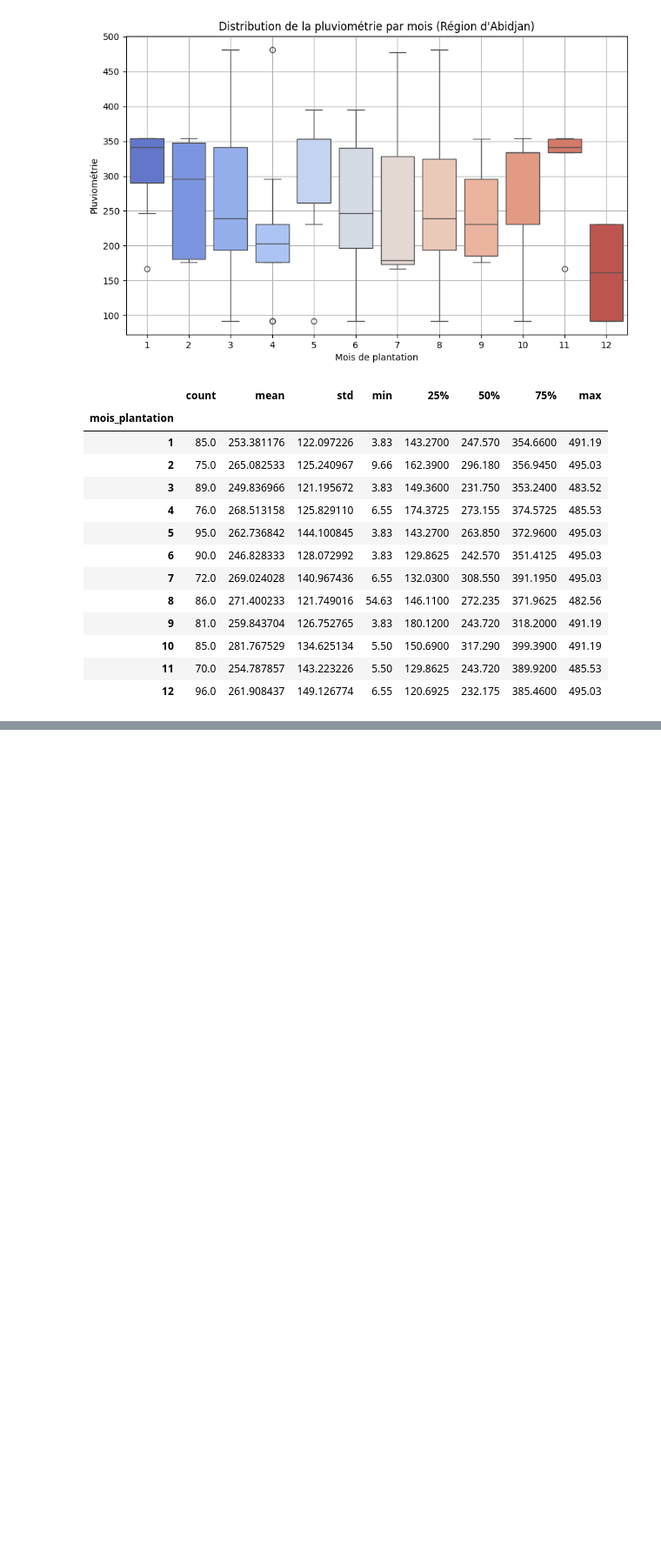
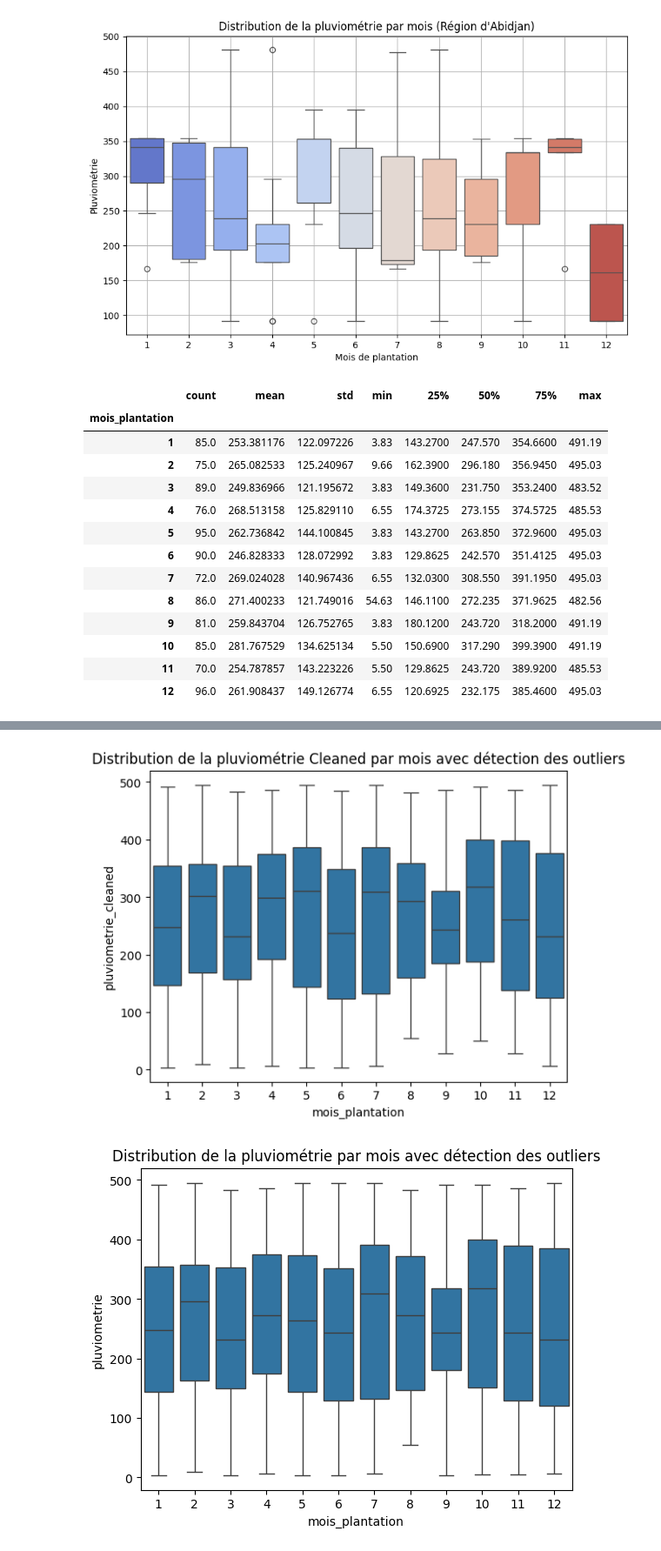
Before and after one commit to Flinguee75/ML-Yield-Prediction-Model, a Jupyter notebook: datasets/data_workflow.ipynb, the cells around one changed output, grey strips where cells are left out. Shown at 87% size. Cells and saved outputs as stored; diff of their text form; code cells hidden in the pictures; blank space fills up the shorter version.

Commit message:
J'ai repris a zero car trop embrouillé. Je vais me focus sur la visualisaition afin de mieux m'organiser

```diff
--- a/datasets/data_workflow.ipynb
+++ b/datasets/data_workflow.ipynb
@@ -136,0 +155,22 @@ dataset.groupby('mois_plantation')['pluviometrie'].describe()
+# %%
+def replace_outliers_with_median(group):
+    Q1 = group.quantile(0.25)
+    Q3 = group.quantile(0.75)
+    IQR = Q3 - Q1
+    lower_bound = Q1 - 1.5 * IQR
+    upper_bound = Q3 + 1.5 * IQR
+    return group.apply(lambda x: group.median() if (x < lower_bound or x > upper_bound) else x)
+
+dataset['pluviometrie_cleaned'] = dataset.groupby(['nom_region', 'mois_plantation'])['pluviometrie'].transform(replace_outliers_with_median)
+# %%
+# Boxplot pour la pluviométrie en fonction des mois, région d'Abidjan
+sns.boxplot(data=dataset, x='mois_plantation', y='pluviometrie_cleaned', showfliers=True)
+plt.title("Distribution de la pluviométrie Cleaned par mois avec détection des outliers")
+plt.show()
+
+sns.boxplot(data=dataset, x='mois_plantation', y='pluviometrie', showfliers=True)
+plt.title("Distribution de la pluviométrie par mois avec détection des outliers")
+plt.show()
+# %% [output]
+[figure, added]
+[figure, added]
```
Also changed, not shown: parts of 13 cells of this notebook, 1 other file.
